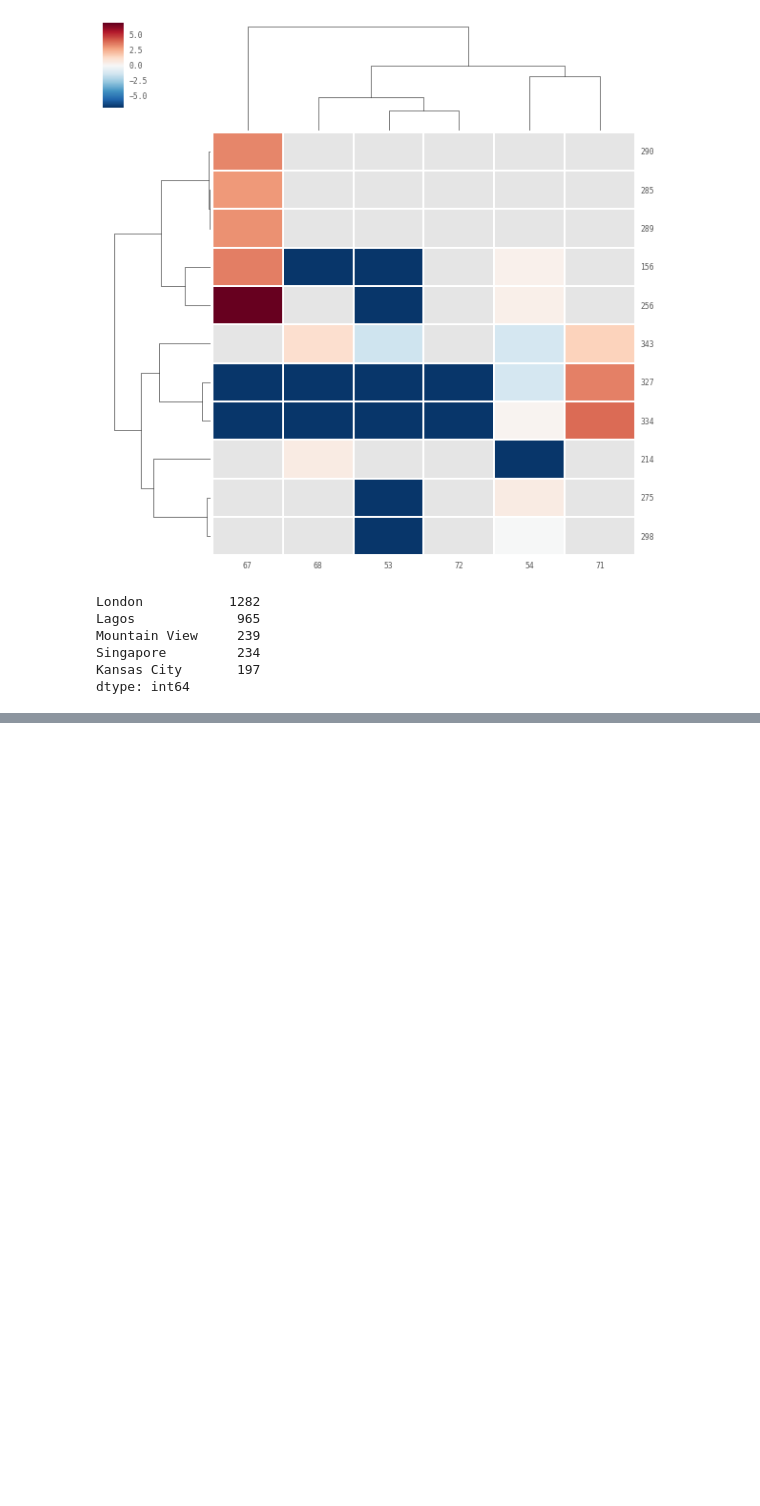
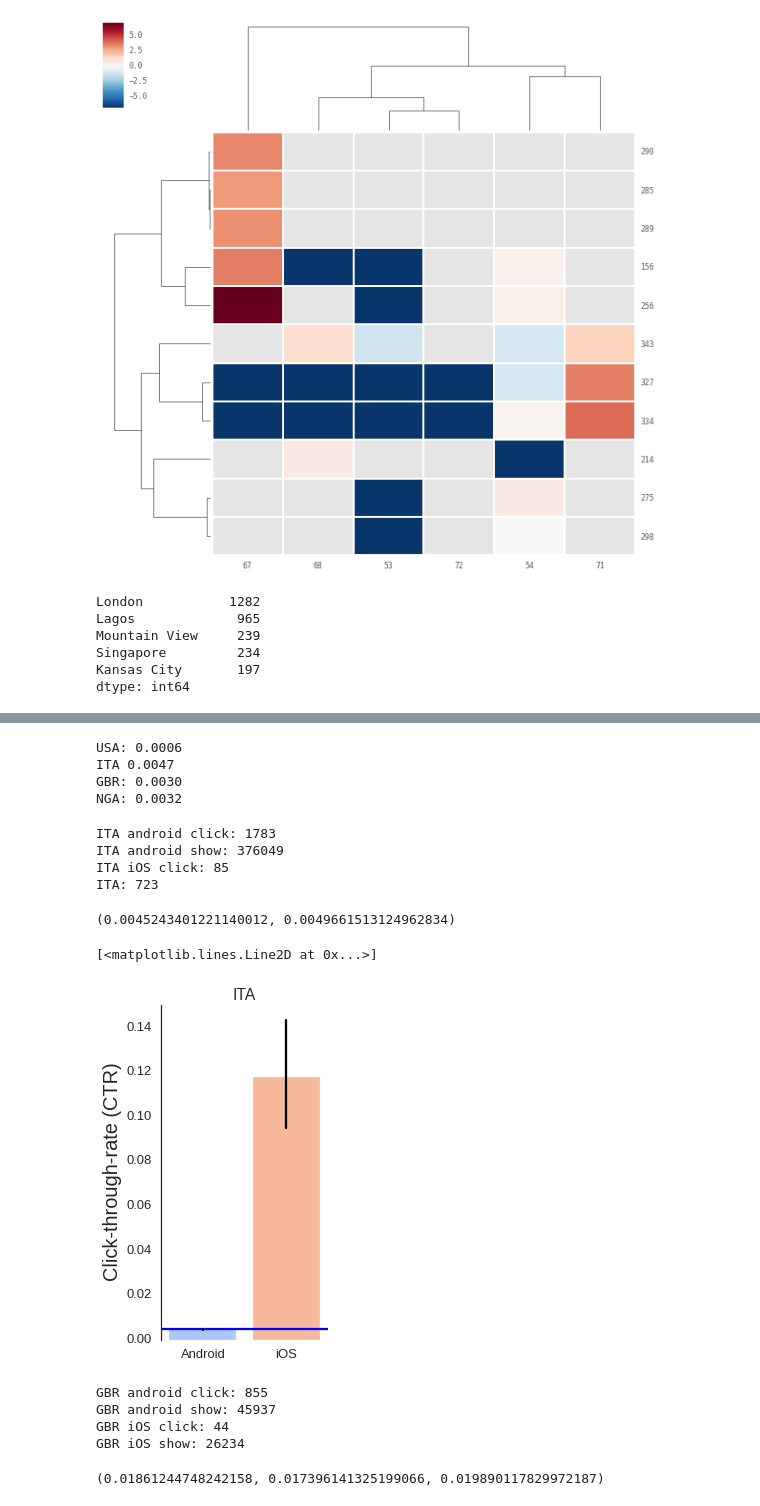
Before and after one commit to hellowendy/Insight_Data_Science, a Jupyter notebook: notebook/specifc_APP_analysis.ipynb, the cells around one changed output, grey strips where cells are left out. Saved outputs shown, nothing was run; the diff lists cells and outputs as text; code cells hidden in the pictures; blank space fills up the shorter version.

```diff
--- a/notebook/Zenit_specifc_APP_analysis.ipynb
+++ b/notebook/specifc_APP_analysis.ipynb
@@ -1600,0 +1662,56 @@ dtype: int64
+# %%
+usa_rate = float(es.count(index="events-*", body={'query': {'bool': {'must':[{'match': { 'co' : 'USA' }}, {'match': { 'et' : 'AD_CLICK' }}], 'must_not':[{'match': { 'fr' : 'true' }}]}}})['count'])/es.count(index="events-*", body={'query': {'bool': {'must':[{'match': { 'co' : 'USA' }}, {'match': { 'et' : 'AD_SHOW' }}], 'must_not':[{'match': { 'fr' : 'true' }}]}}})['count']
+ita_rate = float(es.count(index="events-*", body={'query': {'bool': {'must':[{'match': { 'co' : 'ITA' }}, {'match': { 'et' : 'AD_CLICK' }}], 'must_not':[{'match': { 'fr' : 'true' }}]}}})['count'])/es.count(index="events-*", body={'query': {'bool': {'must':[{'match': { 'co' : 'ITA' }}, {'match': { 'et' : 'AD_SHOW' }}], 'must_not':[{'match': { 'fr' : 'true' }}]}}})['count']
+gbr_rate = float(es.count(index="events-*", body={'query': {'bool': {'must':[{'match': { 'co' : 'GBR' }}, {'match': { 'et' : 'AD_CLICK' }}], 'must_not':[{'match': { 'fr' : 'true' }}]}}})['count'])/es.count(index="events-*", body={'query': {'bool': {'must':[{'match': { 'co' : 'GBR' }}, {'match': { 'et' : 'AD_SHOW' }}], 'must_not':[{'match': { 'fr' : 'true' }}]}}})['count']
+nga_rate = float(es.count(index="events-*", body={'query': {'bool': {'must':[{'match': { 'co' : 'NGA' }}, {'match': { 'et' : 'AD_CLICK' }}], 'must_not':[{'match': { 'fr' : 'true' }}]}}})['count'])/es.count(index="events-*", body={'query': {'bool': {'must':[{'match': { 'co' : 'NGA' }}, {'match': { 'et' : 'AD_SHOW' }}], 'must_not':[{'match': { 'fr' : 'true' }}]}}})['count']
+print 'USA: %.4f\nITA %.4f\nGBR: %.4f\nNGA: %.4f\n' % (usa_rate,ita_rate,gbr_rate,nga_rate)
+# %% [output]
+USA: 0.0006
+ITA 0.0047
+GBR: 0.0030
+NGA: 0.0032
+# %%
+ita_a_click = es.count(index="events-*", body={'query': {'bool': {'must':[{'match': { 'plfm' : 'android' }}, {'match': { 'co' : 'ITA' }}, {'match': { 'et' : 'AD_CLICK' }}], 'must_not':[{'match': { 'fr' : 'true' }}]}}})['count']
+ita_a_show = es.count(index="events-*", body={'query': {'bool': {'must':[{'match': { 'plfm' : 'android' }}, {'match': { 'co' : 'ITA' }}, {'match': { 'et' : 'AD_SHOW' }}], 'must_not':[{'match': { 'fr' : 'true' }}]}}})['count']
+ita_i_click = es.count(index="events-*", body={'query': {'bool': {'must':[{'match': { 'plfm' : 'ios' }}, {'match': { 'co' : 'ITA' }}, {'match': { 'et' : 'AD_CLICK' }}], 'must_not':[{'match': { 'fr' : 'true' }}]}}})['count']
+ita_i_show = es.count(index="events-*", body={'query': {'bool': {'must':[{'match': { 'plfm' : 'ios' }}, {'match': { 'co' : 'ITA' }}, {'match': { 'et' : 'AD_SHOW' }}], 'must_not':[{'match': { 'fr' : 'true' }}]}}})['count']
+print 'ITA android click: %d\nITA android show: %d\nITA iOS click: %d\nITA: %d\n' % (ita_a_click,ita_a_show,ita_i_click,ita_i_show)
+# %% [output]
+ITA android click: 1783
+ITA android show: 376049
+ITA iOS click: 85
+ITA: 723
+# %%
+ita_a_stat = binom_interval(ita_a_click,ita_a_show)
+ita_i_stat = binom_interval(ita_i_click,ita_i_show)
+# %%
+ita_a_stat[1:]
+# %% [output]
+(0.0045243401221140012, 0.0049661513124962834)
+# %%
+sns.set(style="white", context="talk")
+x = np.array(['Android','iOS'])
+y = np.array([ita_a_stat[0],ita_i_stat[0]])
+f, (ax) = plt.subplots(1, 1, figsize=(3, 6), sharex=True)
+p = sns.barplot(x, y, ci=None, palette="coolwarm", hline=0,ax=ax)
+plt.ylim([0, 0.15])
+ax.set_ylabel("Click-through-rate (CTR)",fontsize=20)
+plt.title("ITA")
+ax.axhline(y=ita_rate)
+sns.despine(bottom=True)
+plt.plot([0,0], ita_a_stat[1:], 'k-')
+plt.plot([1,1], ita_i_stat[1:], 'k-')
+# %% [output]
+[<matplotlib.lines.Line2D at 0x...>]
+[figure, added]
+# %%
+gbr_a_click = es.count(index="events-*", body={'query': {'bool': {'must':[{'match': { 'plfm' : 'android' }}, {'match': { 'co' : 'GBR' }}, {'match': { 'et' : 'AD_CLICK' }}], 'must_not':[{'match': { 'fr' : 'true' }}]}}})['count']
+gbr_a_show = es.count(index="events-*", body={'query': {'bool': {'must':[{'match': { 'plfm' : 'android' }}, {'match': { 'co' : 'GBR' }}, {'match': { 'et' : 'AD_SHOW' }}], 'must_not':[{'match': { 'fr' : 'true' }}]}}})['count']
+gbr_i_click = es.count(index="events-*", body={'query': {'bool': {'must':[{'match': { 'plfm' : 'ios' }}, {'match': { 'co' : 'GBR' }}, {'match': { 'et' : 'AD_CLICK' }}], 'must_not':[{'match': { 'fr' : 'true' }}]}}})['count']
+gbr_i_show = es.count(index="events-*", body={'query': {'bool': {'must':[{'match': { 'plfm' : 'ios' }}, {'match': { 'co' : 'GBR' }}, {'match': { 'et' : 'AD_SHOW' }}], 'must_not':[{'match': { 'fr' : 'true' }}]}}})['count']
+print 'GBR android click: %d\nGBR android show: %d\nGBR iOS click: %d\nGBR iOS show: %d\n' % (gbr_a_click,gbr_a_show,gbr_i_click,gbr_i_show)
+# %% [output]
+GBR android click: 855
+GBR android show: 45937
+GBR iOS click: 44
+GBR iOS show: 26234
@@ -1600,0 +1721,4 @@ dtype: int64
+# %%
+gbr_a_stat
+# %% [output]
+(0.01861244748242158, 0.017396141325199066, 0.019890117829972187)
```
Also changed, not shown: parts of 182 cells of this notebook, 7 other files.
